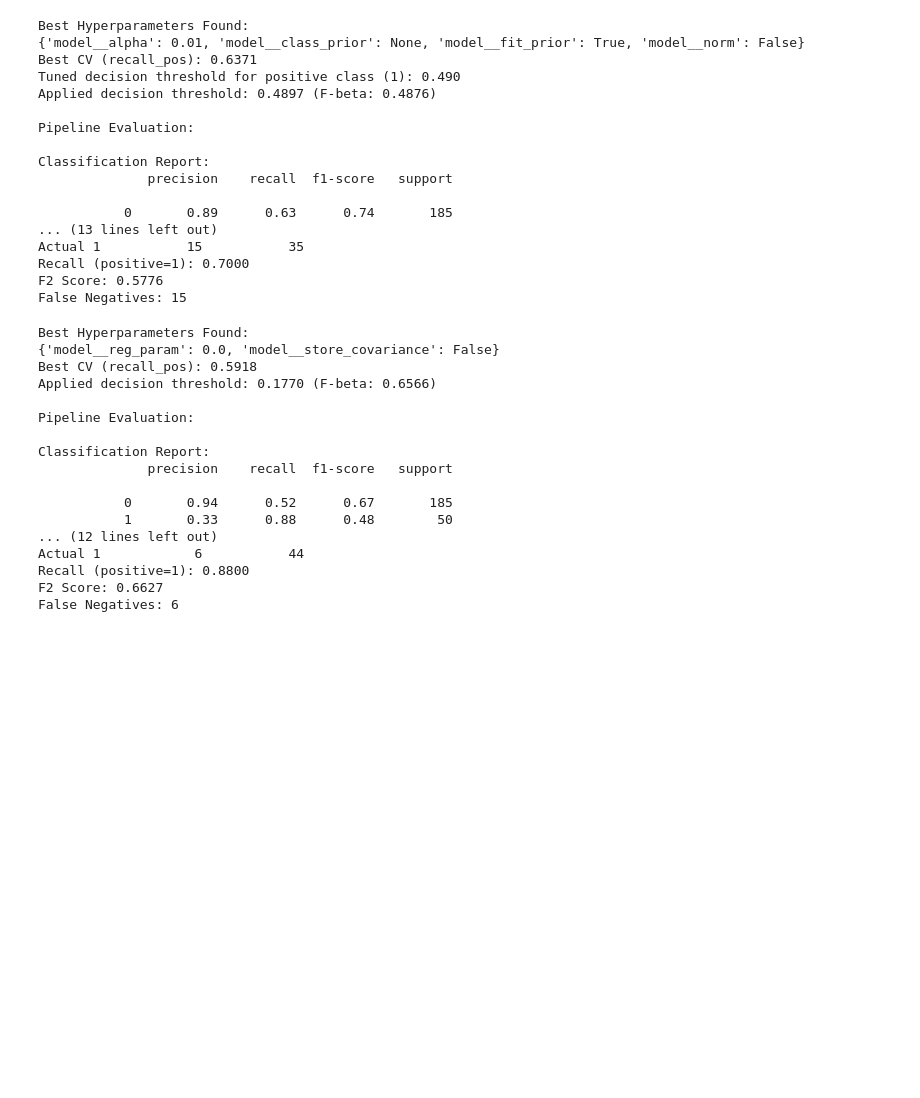
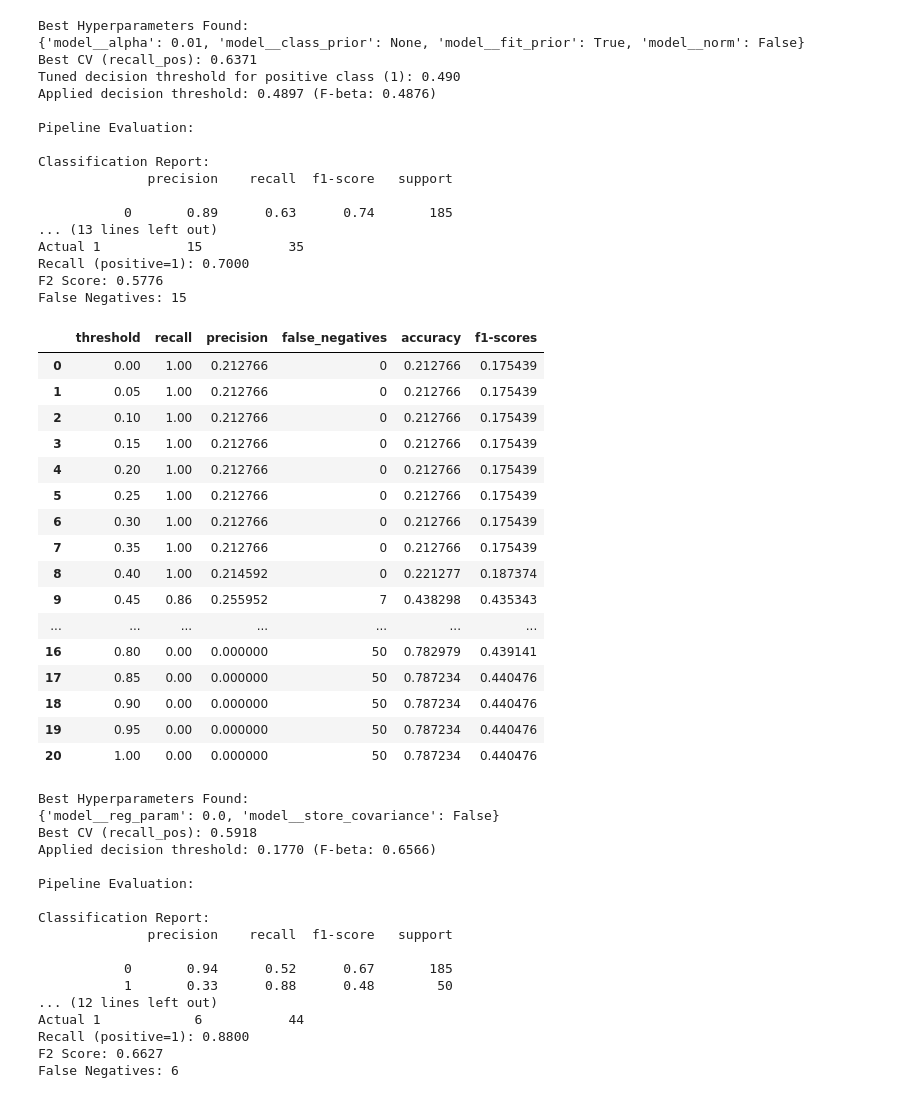
Before and after one commit to MAP9900/Convoy-Predictor-Project, a Jupyter notebook: notebooks/exploration/CNB_and_QDA_Test.ipynb, the cells around one changed output. Drawn from its saved outputs; the diff is of its cells as text; code cells hidden in the pictures; blank space fills up the shorter version.

```diff
--- a/notebooks/exploration/CNB_and_QDA_Test.ipynb
+++ b/notebooks/exploration/CNB_and_QDA_Test.ipynb
@@ -110,6 +97,43 @@ Actual 1           15           35
 Recall (positive=1): 0.7000
 F2 Score: 0.5776
 False Negatives: 15
+# %%
+thresholds = np.arange(0, 1.05, 0.05)
+thresholds = thresholds.tolist()
+rows = []
+
+for t in thresholds:
+    cnb.set_decision_threshold(t)
+    res = cnb.evaluate(show_plots=False, print_results=False)
+    rows.append({
+        "threshold": t,
+        "recall": res["recall"],
+        "precision": res["classification_report"]["1"]["precision"],
+        "false_negatives": res["false_negatives"],
+        "accuracy": res["classification_report"]["accuracy"],
+        "f1-scores": res["classification_report"]["macro avg"]["f1-score"]
+        })
+cnb.set_decision_threshold(None)
+threshold_results = pd.DataFrame(rows)
+threshold_results
+# %% [output]
+|  | threshold | recall | precision | false_negatives | accuracy | f1-scores |
+| 0 | 0.00 | 1.00 | 0.212766 | 0 | 0.212766 | 0.175439 |
+| 1 | 0.05 | 1.00 | 0.212766 | 0 | 0.212766 | 0.175439 |
+| 2 | 0.10 | 1.00 | 0.212766 | 0 | 0.212766 | 0.175439 |
+| 3 | 0.15 | 1.00 | 0.212766 | 0 | 0.212766 | 0.175439 |
+| 4 | 0.20 | 1.00 | 0.212766 | 0 | 0.212766 | 0.175439 |
+| 5 | 0.25 | 1.00 | 0.212766 | 0 | 0.212766 | 0.175439 |
+| 6 | 0.30 | 1.00 | 0.212766 | 0 | 0.212766 | 0.175439 |
+| 7 | 0.35 | 1.00 | 0.212766 | 0 | 0.212766 | 0.175439 |
+| 8 | 0.40 | 1.00 | 0.214592 | 0 | 0.221277 | 0.187374 |
+| 9 | 0.45 | 0.86 | 0.255952 | 7 | 0.438298 | 0.435343 |
+| ... | ... | ... | ... | ... | ... | ... |
+| 16 | 0.80 | 0.00 | 0.000000 | 50 | 0.782979 | 0.439141 |
+| 17 | 0.85 | 0.00 | 0.000000 | 50 | 0.787234 | 0.440476 |
+| 18 | 0.90 | 0.00 | 0.000000 | 50 | 0.787234 | 0.440476 |
+| 19 | 0.95 | 0.00 | 0.000000 | 50 | 0.787234 | 0.440476 |
+| 20 | 1.00 | 0.00 | 0.000000 | 50 | 0.787234 | 0.440476 |
 # %%
 qda_grid1 =  {"model__reg_param": [0.0, 0.05, 0.15],"model__store_covariance": [False, True]}
 # %%
```
Also changed, not shown: parts of 1 cell of this notebook.
